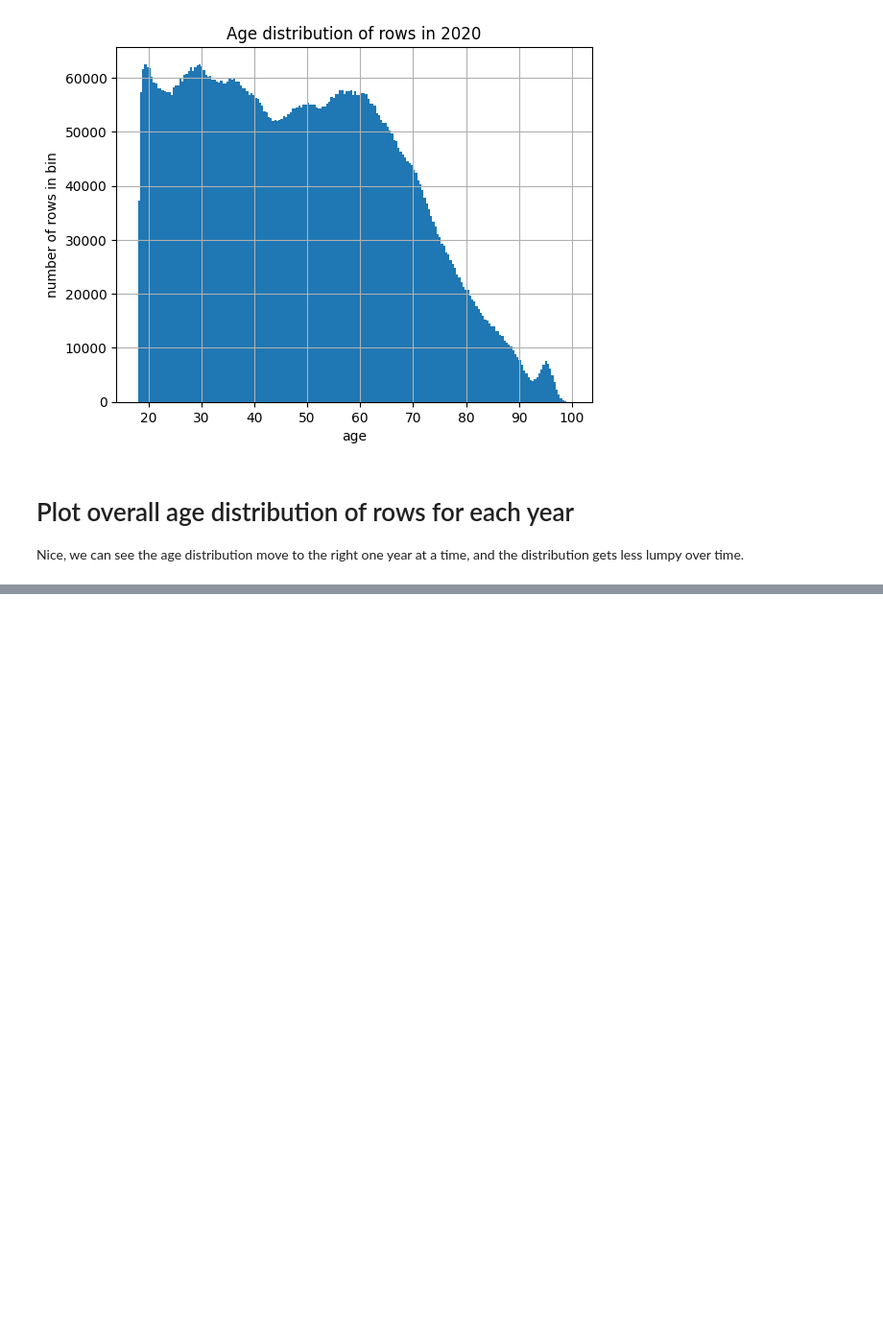
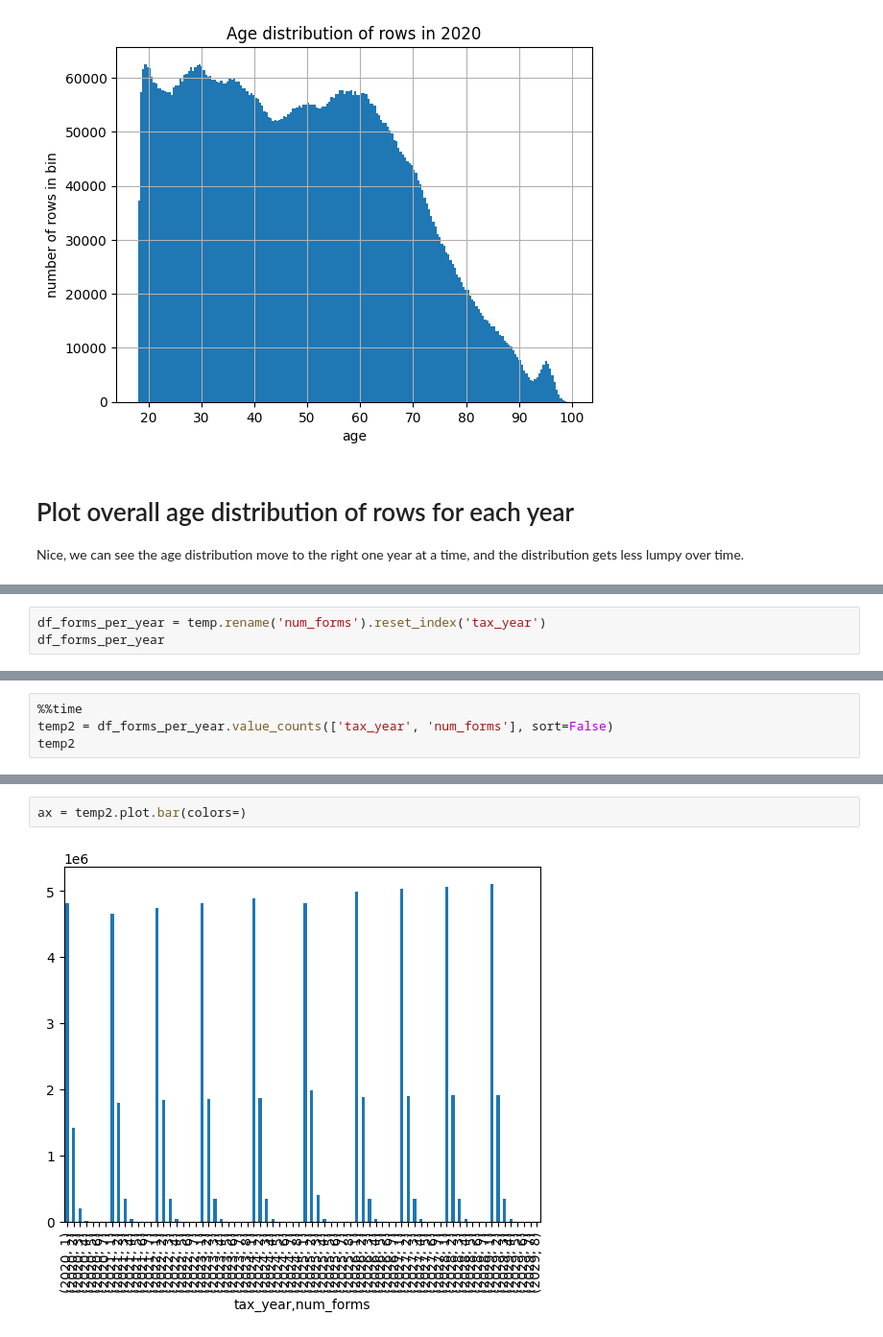
Before and after one commit to ihmeuw/vivarium_research_prl, a Jupyter notebook: model_validation/2023_03_17a_vv_w2_2023_03_06_12_42_55.ipynb, the cells around one changed output, grey strips where cells are left out. Shown: that part at 96% size. Cells and saved outputs as stored; diff of their text form; blank space fills up the shorter version.

```diff
--- a/model_validation/2023_03_17a_vv_w2_2023_03_06_12_42_55.ipynb
+++ b/model_validation/2023_03_17a_vv_w2_2023_03_06_12_42_55.ipynb
@@ -454,0 +548,3 @@ Wall time: 31 s
+# %%
+df_forms_per_year = temp.rename('num_forms').reset_index('tax_year')
+df_forms_per_year
@@ -454,0 +566,4 @@ Wall time: 31 s
+# %%
+%%time
+temp2 = df_forms_per_year.value_counts(['tax_year', 'num_forms'], sort=False)
+temp2
@@ -454,0 +586,4 @@ Wall time: 31 s
+# %%
+ax = temp2.plot.bar(colors=)
+# %% [output]
+[figure, added]
```
Also changed, not shown: parts of 21 cells of this notebook.
